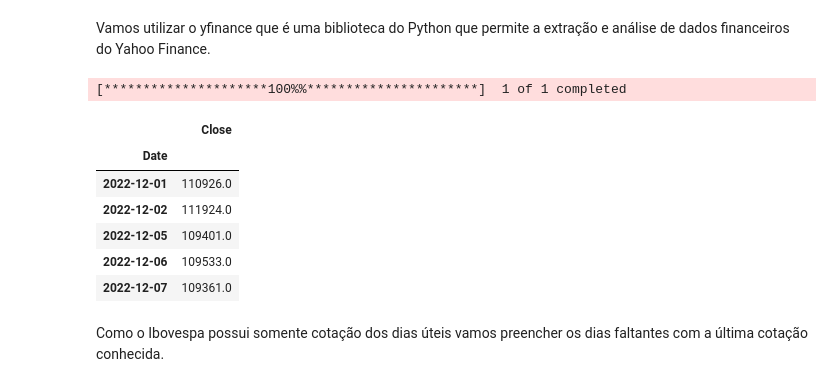
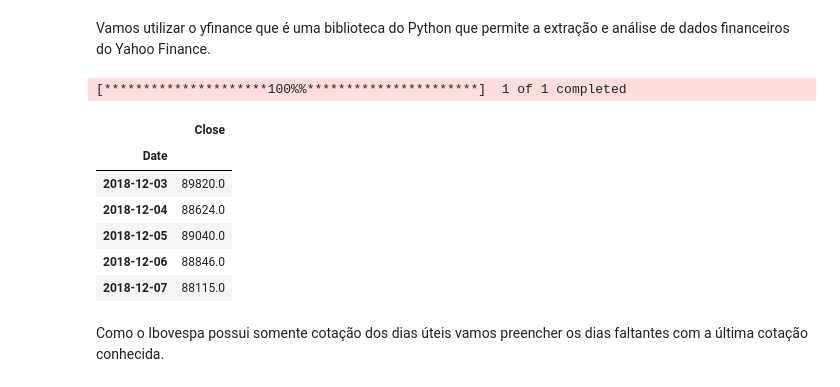
Before and after one commit to iharary/Fiap_Tech_Challenge_02, a Jupyter notebook: notebooks/IBOV.ipynb, the cells around one changed output. Saved outputs shown, nothing was run; the diff lists cells and outputs as text; code cells hidden in the pictures.

```diff
--- a/notebooks/IBOV.ipynb
+++ b/notebooks/IBOV.ipynb
@@ -38,28 +45,30 @@ warnings.filterwarnings("ignore")
 Vamos utilizar o yfinance que é uma biblioteca do Python que permite a extração e análise de dados financeiros do Yahoo Finance.
 # %%
 ticker = '^BVSP'
-inicio = '2000-01-01'
+inicio = '2019-01-01'
+fim = '2024-02-01'
+window = 12
 #pega um mês antes da data passada para preencher o primeiros dias do ano.
-inicio_anterior = pd.to_datetime('2023-01-01')
+inicio_anterior = pd.to_datetime(inicio)
 inicio_anterior = inicio_anterior - relativedelta(months=1)
-fim = '2024-02-01'
+
 
 #carrega informacoes do IBovespa
 df = yf.download(ticker, start=inicio_anterior, end=fim)
 
 #seleciona somente a coluna de fechamento
 df_close = df[['Close']]
 
 df_close.head()
 # %% [output]
 [*********************100%%**********************]  1 of 1 completed
 |  | Close |
 | Date |  |
-| 2022-12-01 | 110926.0 |
-| 2022-12-02 | 111924.0 |
-| 2022-12-05 | 109401.0 |
-| 2022-12-06 | 109533.0 |
-| 2022-12-07 | 109361.0 |
+| 2018-12-03 | 89820.0 |
+| 2018-12-04 | 88624.0 |
+| 2018-12-05 | 89040.0 |
+| 2018-12-06 | 88846.0 |
+| 2018-12-07 | 88115.0 |
 # %% [markdown]
 Como o Ibovespa possui somente cotação dos dias úteis vamos preencher os dias faltantes com a última cotação conhecida.
 # %%
```
Also changed, not shown: parts of 47 cells of this notebook, 1 other file.
